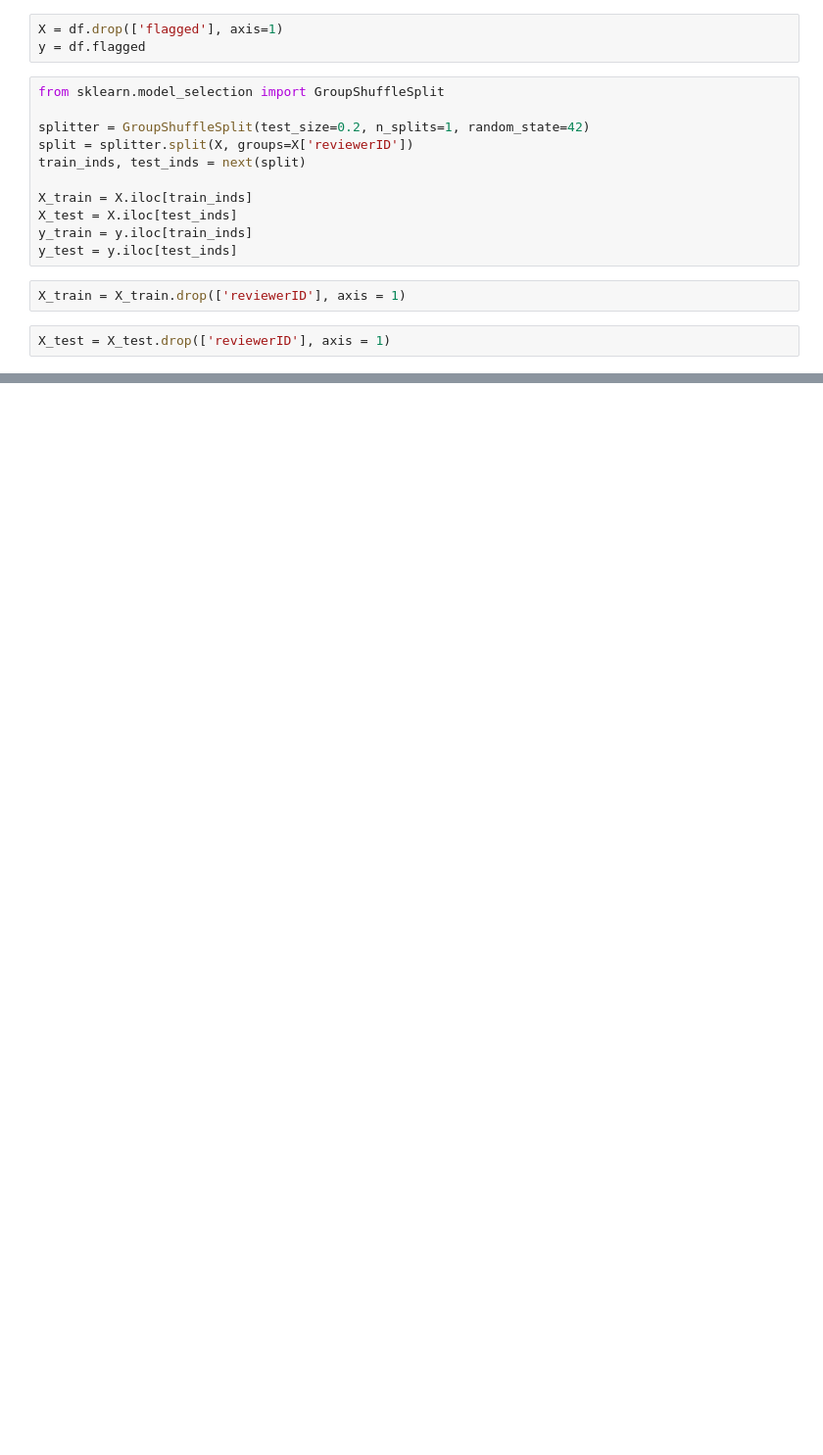
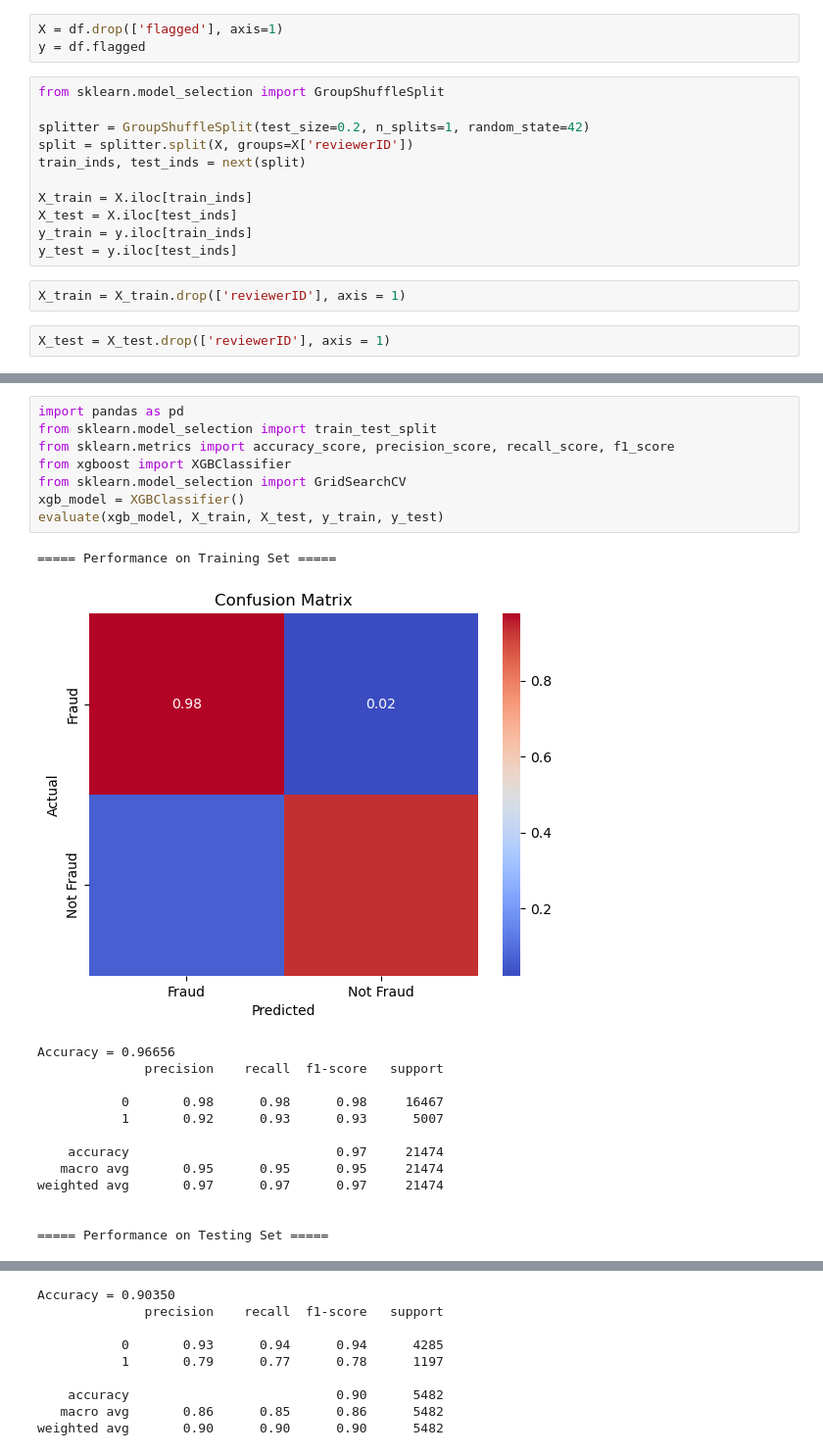
Before and after one commit to jesper1212/BT4012_Reviews, a Jupyter notebook: Notebooks/modelling/models.ipynb, the cells around one changed output, grey strips where cells are left out. Shown at 98% size. Drawn from its saved outputs; the diff is of its cells as text; blank space fills up the shorter version.

```diff
--- a/Notebooks/modelling/models.ipynb
+++ b/Notebooks/modelling/models.ipynb
@@ -81,0 +124,23 @@ X_test
+# %%
+import pandas as pd
+from sklearn.model_selection import train_test_split
+from sklearn.metrics import accuracy_score, precision_score, recall_score, f1_score
+from xgboost import XGBClassifier
+from sklearn.model_selection import GridSearchCV
+xgb_model = XGBClassifier()
+evaluate(xgb_model, X_train, X_test, y_train, y_test)
+# %% [output]
+===== Performance on Training Set =====
+[figure, added]
+Accuracy = 0.96656
+              precision    recall  f1-score   support
+
+           0       0.98      0.98      0.98     16467
+           1       0.92      0.93      0.93      5007
+
+    accuracy                           0.97     21474
+   macro avg       0.95      0.95      0.95     21474
+weighted avg       0.97      0.97      0.97     21474
+
+
+===== Performance on Testing Set =====
@@ -81,0 +148,9 @@ X_test
+Accuracy = 0.90350
+              precision    recall  f1-score   support
+
+           0       0.93      0.94      0.94      4285
+           1       0.79      0.77      0.78      1197
+
+    accuracy                           0.90      5482
+   macro avg       0.86      0.85      0.86      5482
+weighted avg       0.90      0.90      0.90      5482
```
Also changed, not shown: parts of 14 cells of this notebook.
